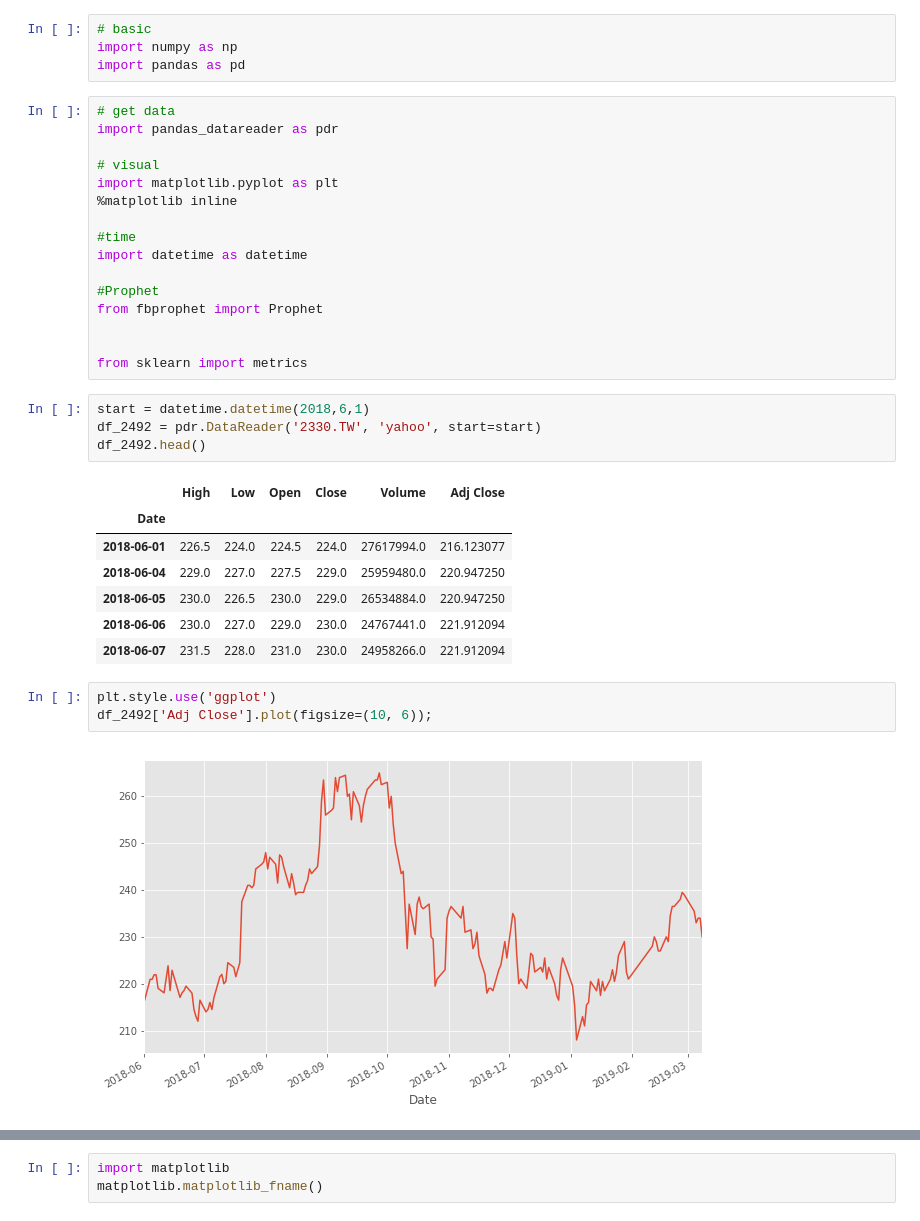
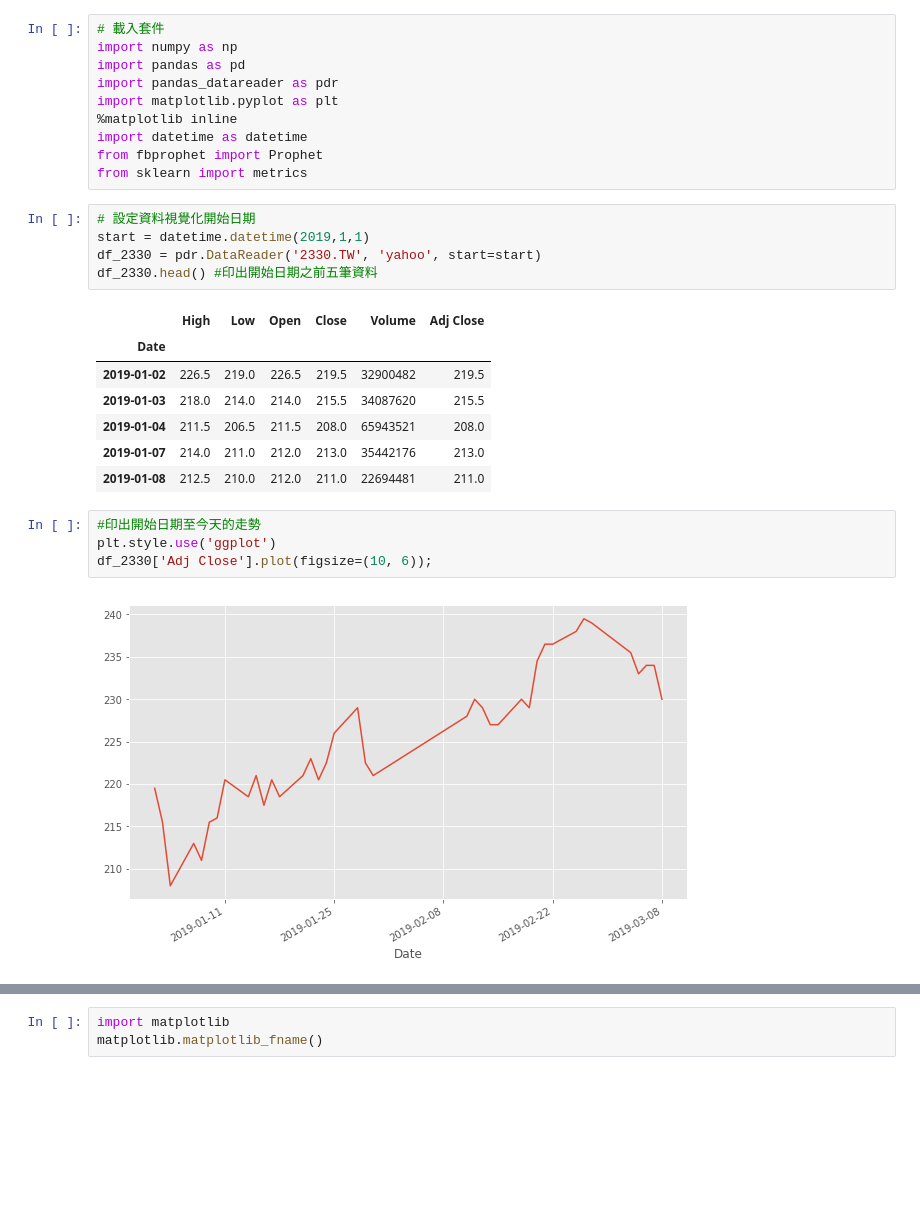
Before and after one commit to dean501088/anita199926, a Jupyter notebook: TSMC_Predict.ipynb, the cells around one changed output, grey strips where cells are left out. Cells and saved outputs as stored; diff of their text form; blank space fills up the shorter version.

```diff
--- a/TSMC_Predict.ipynb
+++ b/TSMC_Predict.ipynb
@@ -1,38 +1,30 @@
-# %%
-# basic
-import numpy as np
-import pandas as pd
 # %%
-# get data
+# 載入套件
+import numpy as np
+import pandas as pd
 import pandas_datareader as pdr
-
-# visual
 import matplotlib.pyplot as plt
 %matplotlib inline
-
-#time
 import datetime as datetime
-
-#Prophet
 from fbprophet import Prophet
-
-
 from sklearn import metrics
 # %%
-start = datetime.datetime(2018,6,1)
-df_2492 = pdr.DataReader('2330.TW', 'yahoo', start=start)
-df_2492.head()
+# 設定資料視覺化開始日期
+start = datetime.datetime(2019,1,1)
+df_2330 = pdr.DataReader('2330.TW', 'yahoo', start=start)
+df_2330.head() #印出開始日期之前五筆資料
 # %% [output]
 |  | High | Low | Open | Close | Volume | Adj Close |
 | Date |  |  |  |  |  |  |
-| 2018-06-01 | 226.5 | 224.0 | 224.5 | 224.0 | 27617994.0 | 216.123077 |
-| 2018-06-04 | 229.0 | 227.0 | 227.5 | 229.0 | 25959480.0 | 220.947250 |
-| 2018-06-05 | 230.0 | 226.5 | 230.0 | 229.0 | 26534884.0 | 220.947250 |
-| 2018-06-06 | 230.0 | 227.0 | 229.0 | 230.0 | 24767441.0 | 221.912094 |
-| 2018-06-07 | 231.5 | 228.0 | 231.0 | 230.0 | 24958266.0 | 221.912094 |
+| 2019-01-02 | 226.5 | 219.0 | 226.5 | 219.5 | 32900482 | 219.5 |
+| 2019-01-03 | 218.0 | 214.0 | 214.0 | 215.5 | 34087620 | 215.5 |
+| 2019-01-04 | 211.5 | 206.5 | 211.5 | 208.0 | 65943521 | 208.0 |
+| 2019-01-07 | 214.0 | 211.0 | 212.0 | 213.0 | 35442176 | 213.0 |
+| 2019-01-08 | 212.5 | 210.0 | 212.0 | 211.0 | 22694481 | 211.0 |
 # %%
+#印出開始日期至今天的走勢
 plt.style.use('ggplot')
-df_2492['Adj Close'].plot(figsize=(10, 6));
+df_2330['Adj Close'].plot(figsize=(10, 6));
 # %% [output]
-[figure, old version]
+[figure, new version]
 # %%
```
Also changed, not shown: parts of 8 cells of this notebook.
